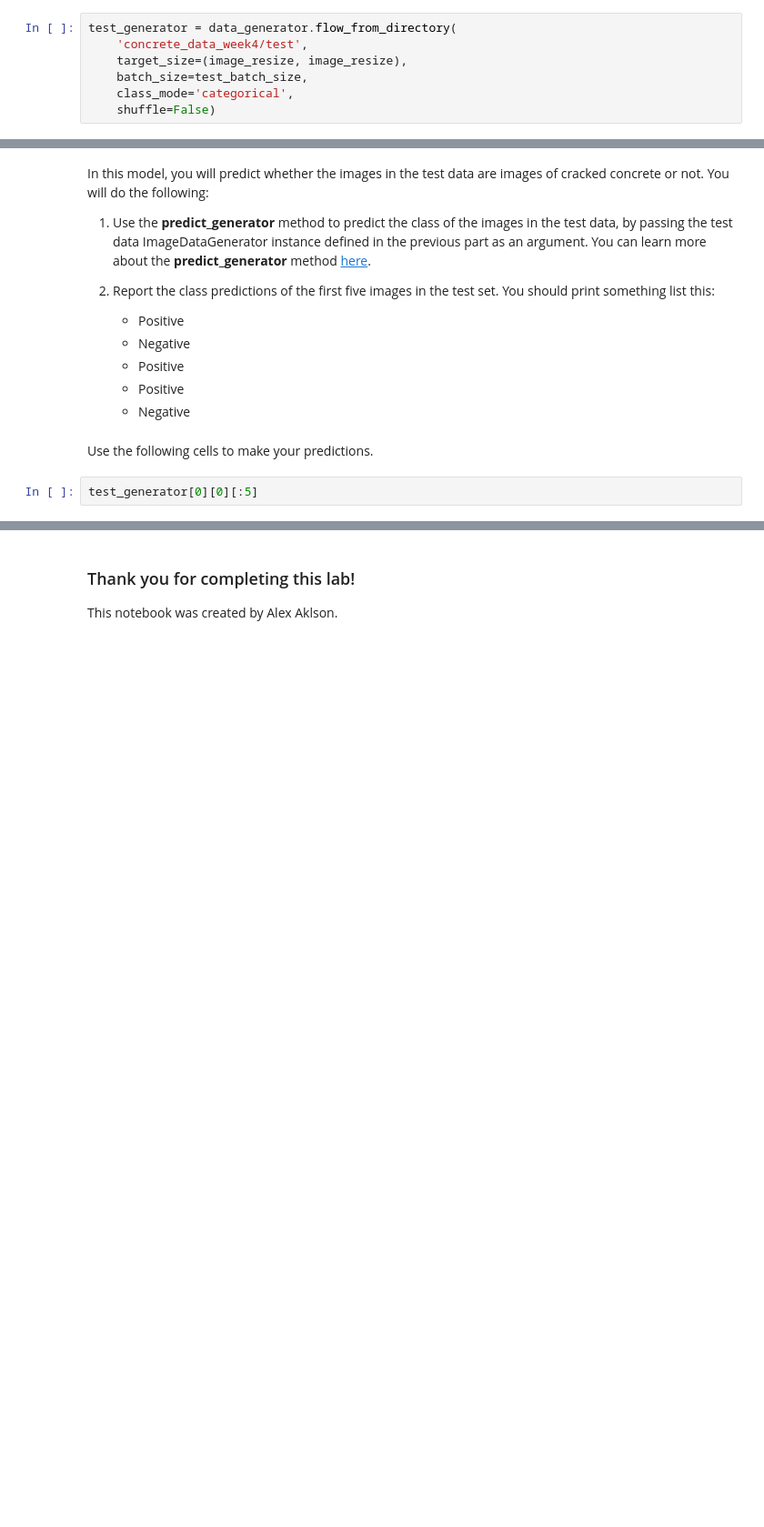
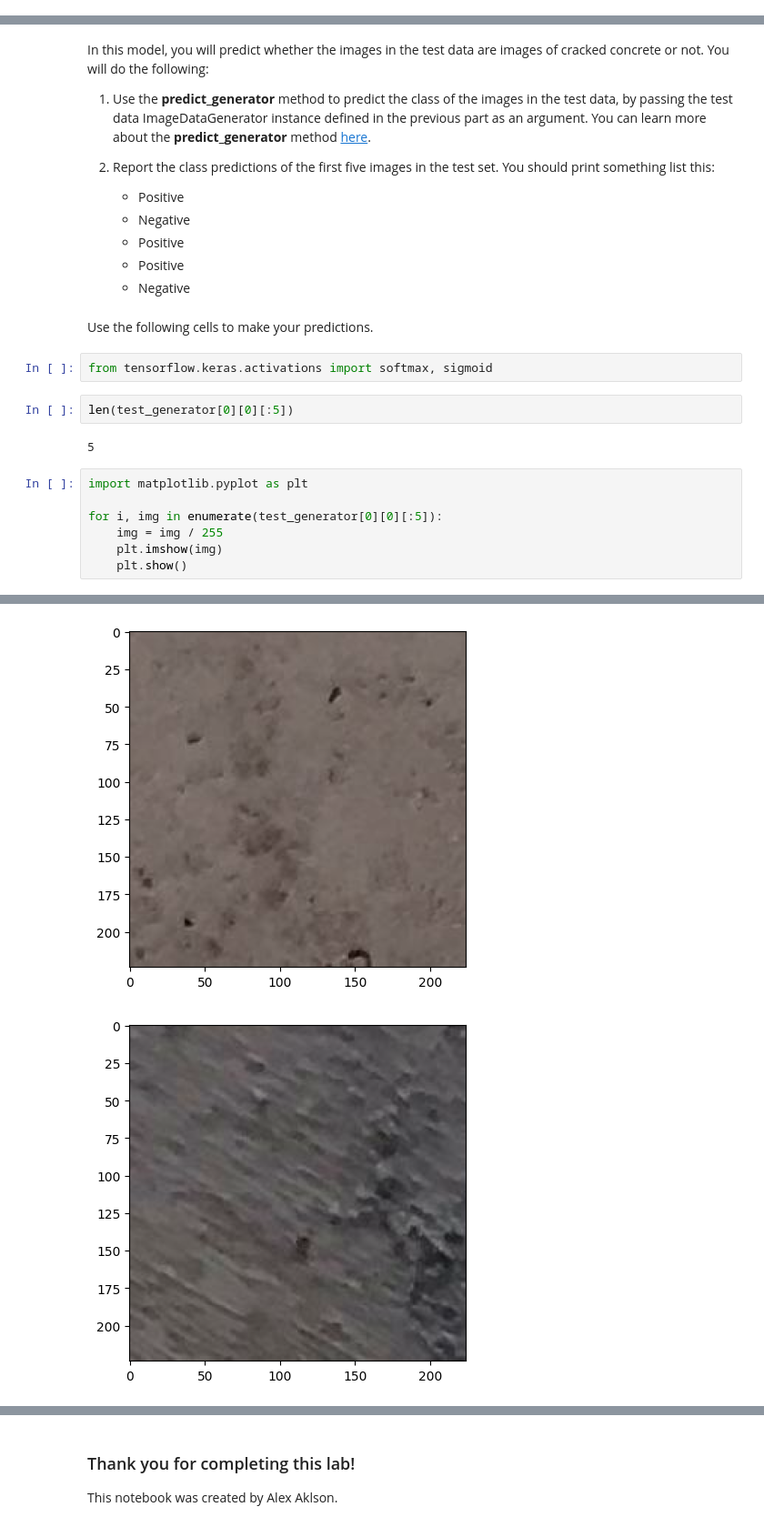
Before and after one commit to mohdvasm/IBM-AI-Engineering, a Jupyter notebook: 06. AI Capstone Project With DL/Labs/DL0321EN-4-1-Comparing-Models-py-v1.0.ipynb, the cells around one changed output, grey strips where cells are left out. Shown at 91% size. Drawn from its saved outputs; the diff is of its cells as text; blank space fills up the shorter version.

```diff
--- a/06. AI Capstone Project With DL/Labs/DL0321EN-4-1-Comparing-Models-py-v1.0.ipynb
+++ b/06. AI Capstone Project With DL/Labs/DL0321EN-4-1-Comparing-Models-py-v1.0.ipynb
@@ -166,10 +144,3 @@ In this part, you will evaluate your deep learning models on a test data. For th
 5. Print the performance of the classifier using the ResNet pre-trained model.
 # %% [markdown]
 Use the following cells to evaluate your models.
-# %%
-test_generator = data_generator.flow_from_directory(
-    'concrete_data_week4/test',
-    target_size=(image_resize, image_resize),
-    batch_size=test_batch_size,
-    class_mode='categorical',
-    shuffle=False)
@@ -204,5 +217,17 @@ In this model, you will predict whether the images in the test data are images o
     </ul>
 # %% [markdown]
 Use the following cells to make your predictions.
+# %%
+from tensorflow.keras.activations import softmax, sigmoid
 # %%
-test_generator[0][0][:5]
+len(test_generator[0][0][:5])
+# %% [output]
+5
+# %%
+import matplotlib.pyplot as plt
+
+for i, img in enumerate(test_generator[0][0][:5]):
+    img = img / 255
+    plt.imshow(img)
+    plt.show()
+# %% [output]
@@ -208,0 +235,2 @@ test_generator[0][0][:5]
+[figure, added]
+[figure, added]
```
Also changed, not shown: parts of 17 cells of this notebook, 3 other files.
